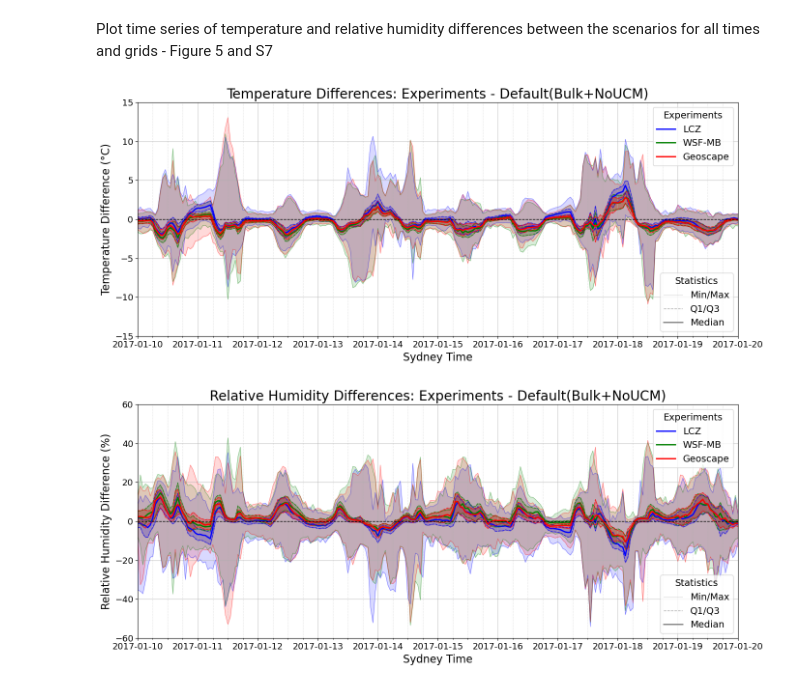
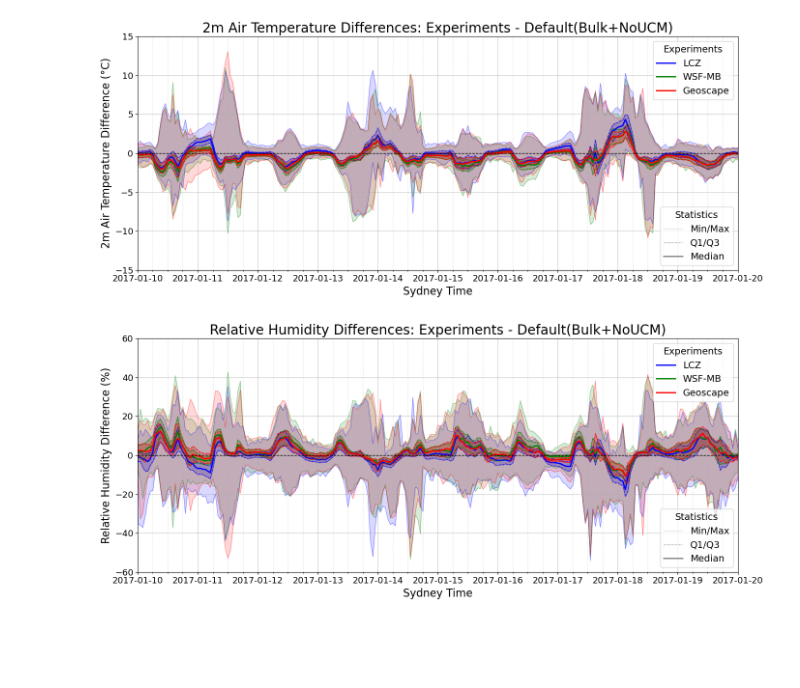
Before and after one commit to maryam-fazeli/Analysis-Fazeli_et_al_2026, a Jupyter notebook: Figure 6, S7, S8.ipynb, the cells around one changed output. Drawn from its saved outputs; the diff is of its cells as text; code cells hidden in the pictures; blank space fills up the shorter version.

```diff
--- a/Figure 5, S7, S8.ipynb
+++ b/Figure 6, S7, S8.ipynb
@@ -21,4 +18,2 @@ ERROR 1: PROJ: proj_create_from_database: Open of /g/data/xp65/public/./apps/med
-# %% [markdown]
-Plot time series of temperature and relative humidity differences between the scenarios for all times and grids - Figure 5 and S7
 # %%
 #load instantaneous T and RH differences of experiments with Geoscape
@@ -84,37 +79,37 @@ for exp in experiments:
     ax1.plot(times_list, min_vals, color=colors[exp], linewidth=0.5, alpha=0.5)
     ax1.plot(times_list, q1_vals, color=colors[exp], linewidth=1, alpha=0.7, linestyle='--')
     ax1.plot(times_list, median_vals, color=colors[exp], linewidth=2, label=exp)
     ax1.plot(times_list, q3_vals, color=colors[exp], linewidth=1, alpha=0.7, linestyle='--')
     ax1.plot(times_list, max_vals, color=colors[exp], linewidth=0.5, alpha=0.5)
 
 ax1.set_xlabel('Sydney Time', fontsize=16)
-ax1.set_ylabel('Temperature Difference (°C)', fontsize=16)
+ax1.set_ylabel('2m Air Temperature Difference (°C)', fontsize=16)
 ax1.set_xlim(pd.to_datetime("2017-01-10"), pd.to_datetime("2017-01-20"))
 ax1.set_ylim(-15, 15)
 plt.yticks(fontsize=13)
-ax1.set_title('Temperature Differences: Experiments - Default(Bulk+NoUCM)', fontsize=20) #, fontweight='bold'
+ax1.set_title('2m Air Temperature Differences: Experiments - Default(Bulk+NoUCM)', fontsize=20) #, fontweight='bold'
 
 # Add legends
 first_legend = ax1.legend(handles=experiment_handles, loc='upper right', title='Experiments', fontsize=14, title_fontsize=14)
 ax1.add_artist(first_legend)
 ax1.legend(handles=line_type_handles, loc='lower right', title='Statistics', fontsize=14, title_fontsize=14)
 
 ax1.grid(True, alpha=0.3)
 ax1.axhline(y=0, color='black', linestyle='--', linewidth=1)
 
 #ax1.xaxis.set_major_formatter(mdates.DateFormatter('%d %b'))
 ax1.xaxis.set_minor_locator(mdates.HourLocator(byhour=[0, 6, 12, 18]))
 ax1.grid(True, which='minor', linestyle='--', alpha=0.3)  # 6-hourly
 ax1.grid(True, which='major', linestyle='-', alpha=0.7)   # daily
 
 # Rotate x-axis labels for better readability
 plt.setp(ax1.xaxis.get_majorticklabels(), fontsize=13) #, rotation=45, ha='right'
 
 plt.tight_layout()
-plt.savefig("TemperatureDiff.png", dpi=300, bbox_inches='tight')
+plt.savefig("Fig5.png", dpi=300, bbox_inches='tight')
 plt.show()
 # %% [output]
-[figure, old version]
+[figure, new version]
 # %%
 # ============ RH Differences Plot ============
 fig1, ax1 = plt.subplots(1, 1, figsize=(14, 6))
```
Also changed, not shown: parts of 7 cells of this notebook, 18 other files.
